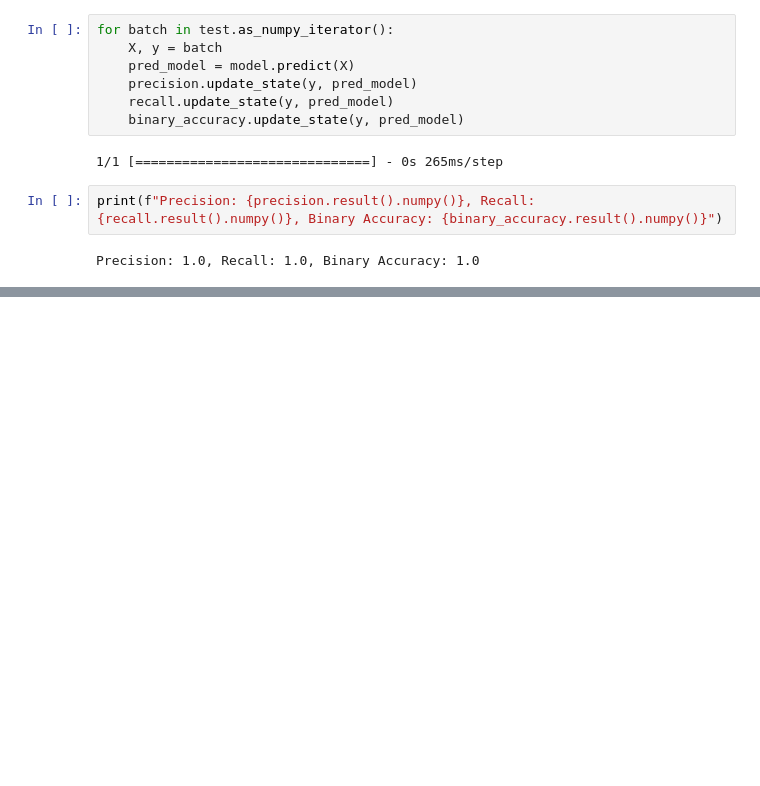
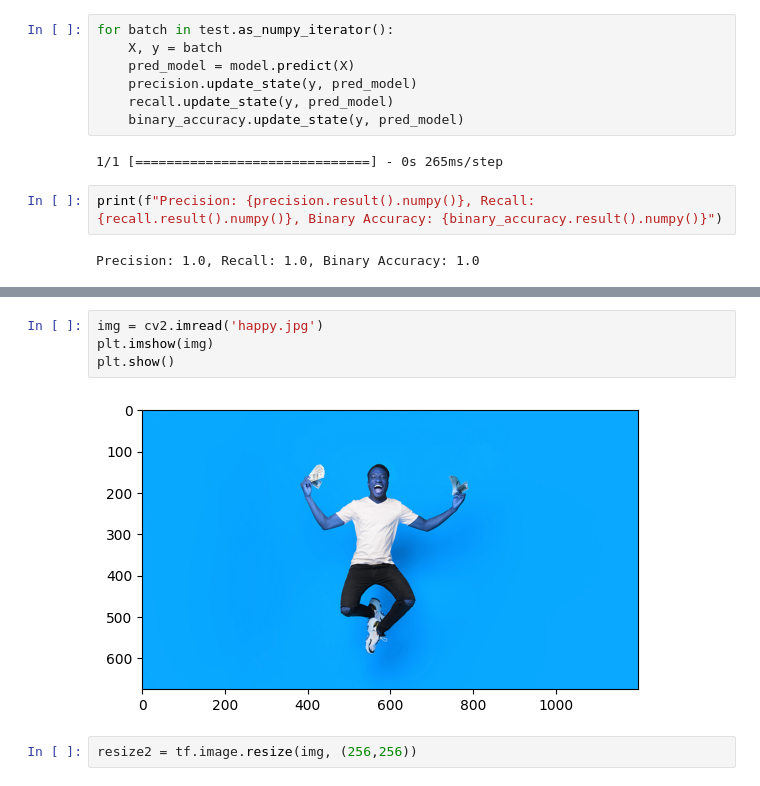
Before and after one commit to Stilledood/Deep-Learning, a Jupyter notebook: Getting started.ipynb, the cells around one changed output, grey strips where cells are left out. Drawn from its saved outputs; the diff is of its cells as text; blank space fills up the shorter version.

```diff
--- a/Getting started.ipynb
+++ b/Getting started.ipynb
@@ -424,0 +456,8 @@ Precision: 1.0, Recall: 1.0, Binary Accuracy: 1.0
+# %%
+img = cv2.imread('happy.jpg')
+plt.imshow(img)
+plt.show()
+# %% [output]
+[figure, added]
+# %%
+resize2 = tf.image.resize(img, (256,256))
```
Also changed, not shown: parts of 12 cells of this notebook, 6 other files.
